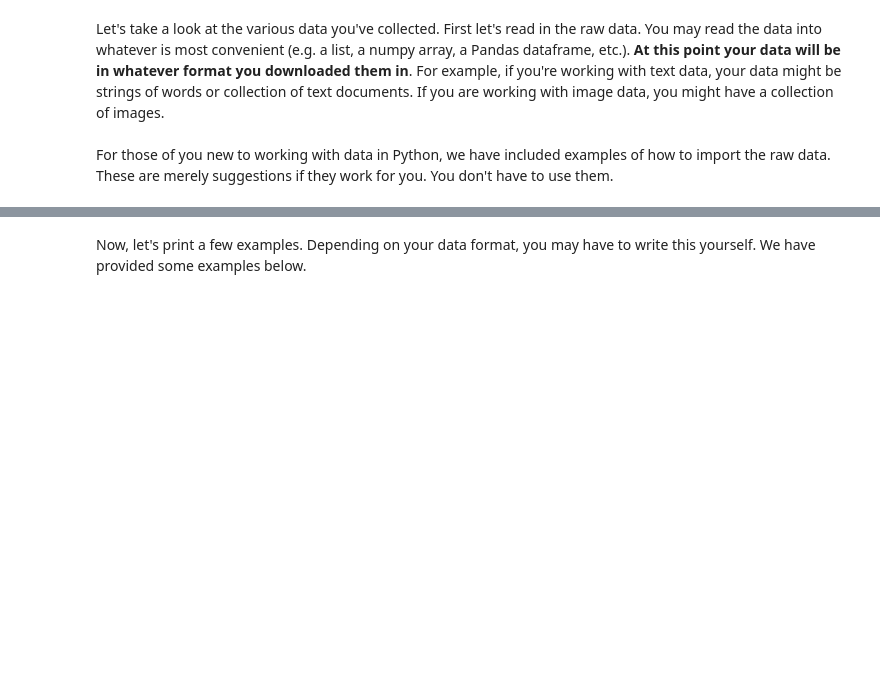
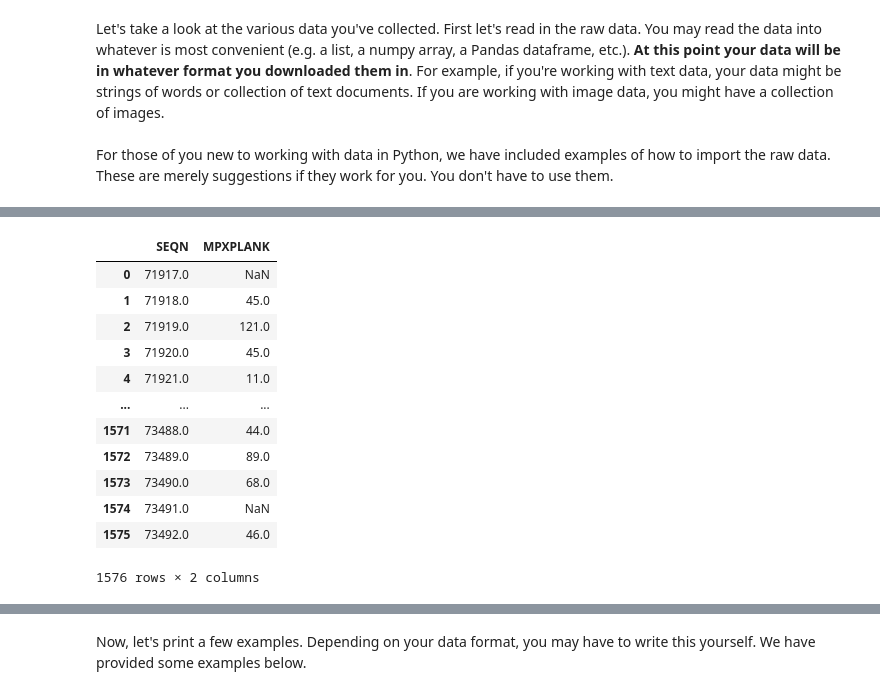
Before and after one commit to tkarani1/ml-hw1, a Jupyter notebook: homework1.ipynb, the cells around one changed output, grey strips where cells are left out. Cells and saved outputs as stored; diff of their text form; code cells hidden in the pictures; blank space fills up the shorter version.

```diff
--- a/homework1.ipynb
+++ b/homework1.ipynb
@@ -105,0 +145,17 @@ y =
+# %%
+max_plank = plank_data.filter(['SEQN','MPXPLANK'], axis=1)
+max_plank
+# %% [output]
+|  | SEQN | MPXPLANK |
+| 0 | 71917.0 | NaN |
+| 1 | 71918.0 | 45.0 |
+| 2 | 71919.0 | 121.0 |
+| 3 | 71920.0 | 45.0 |
+| 4 | 71921.0 | 11.0 |
+| ... | ... | ... |
+| 1571 | 73488.0 | 44.0 |
+| 1572 | 73489.0 | 89.0 |
+| 1573 | 73490.0 | 68.0 |
+| 1574 | 73491.0 | NaN |
+| 1575 | 73492.0 | 46.0 |
+1576 rows × 2 columns
```
Also changed, not shown: parts of 6 cells of this notebook.
